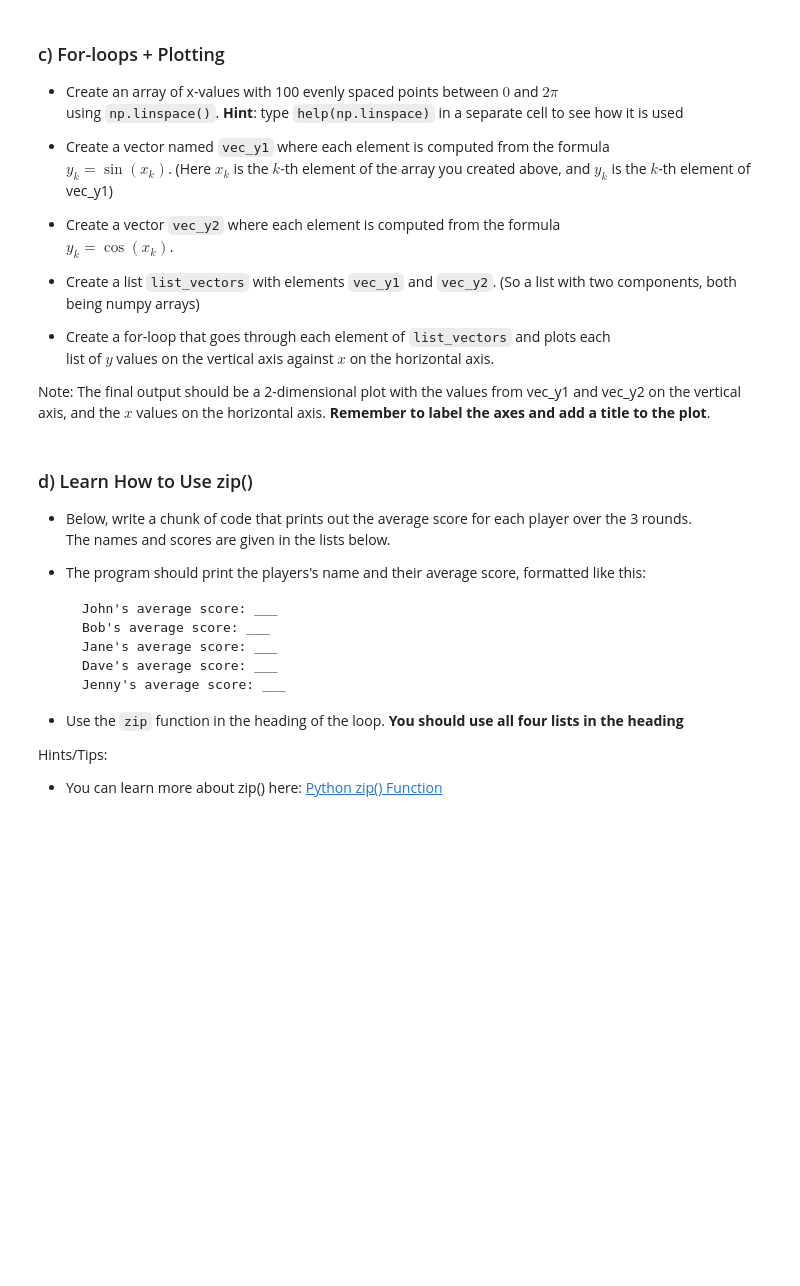
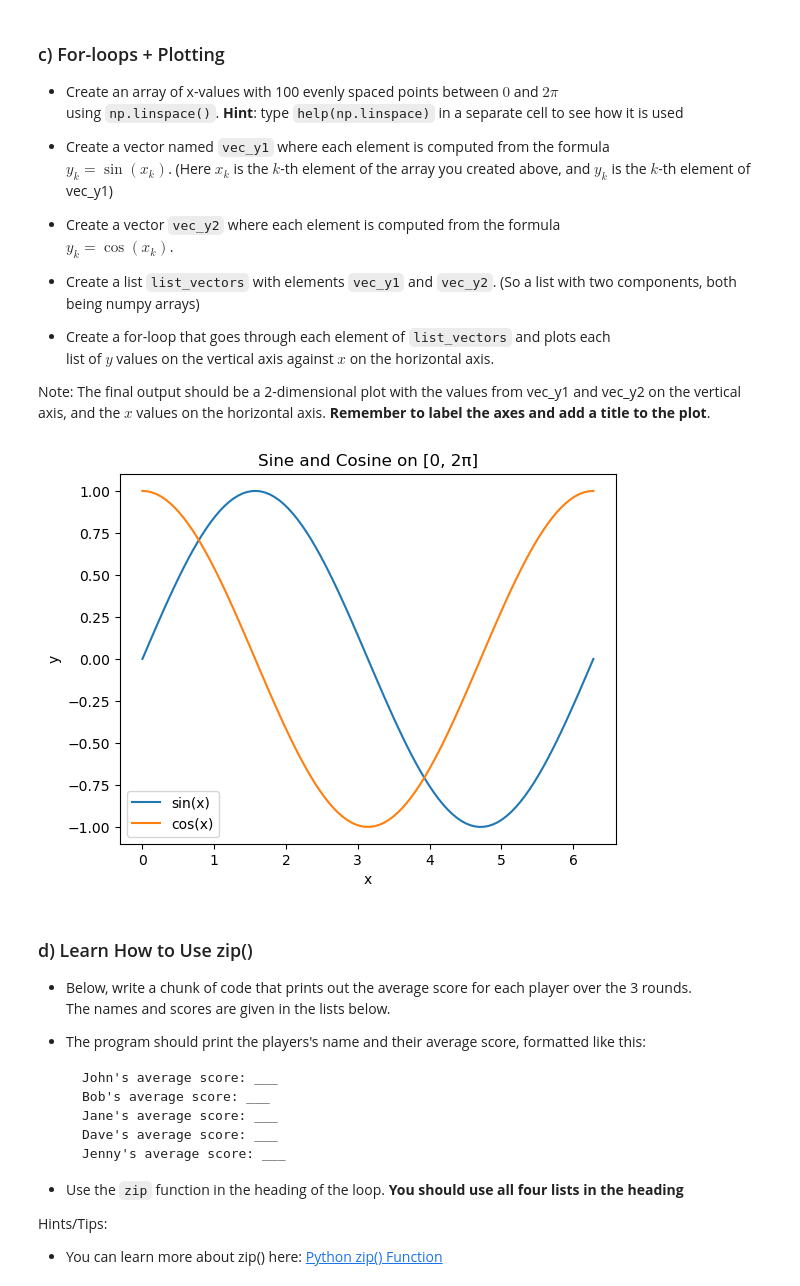
Before and after one commit to pennywangpx520-sketch/qtm151fall2025, a Jupyter notebook: Assignments/assignment_4/Assignment4_PW.ipynb, the cells around one changed output. Saved outputs shown, nothing was run; the diff lists cells and outputs as text; code cells hidden in the pictures; blank space fills up the shorter version.

```diff
--- a/Assignments/assignment_4/Assignment4_PW.ipynb
+++ b/Assignments/assignment_4/Assignment4_PW.ipynb
@@ -57,3 +80,25 @@ Note: The final output should be a 2-dimensional plot with the values from vec_y
+# %%
+# Write your answer here
+x = np.linspace(0, 2*np.pi, 100)
+
+vec_y1 = np.sin(x)
+vec_y2 = np.cos(x)
+
+list_vectors = [vec_y1, vec_y2]
+labels = ['sin(x)', 'cos(x)']
+
+for i in range(len(list_vectors)):
+    y = list_vectors[i]
+    lbl = labels[i]
+    plt.plot(x, y, label=lbl)
+
+plt.xlabel('x')
+plt.ylabel('y')
+plt.title('Sine and Cosine on [0, 2π]')
+plt.legend()
+plt.show()
+# %% [output]
+[figure, added]
 # %% [markdown]
 ### d) Learn How to Use zip()
 
```
Also changed, not shown: parts of 12 cells of this notebook.
